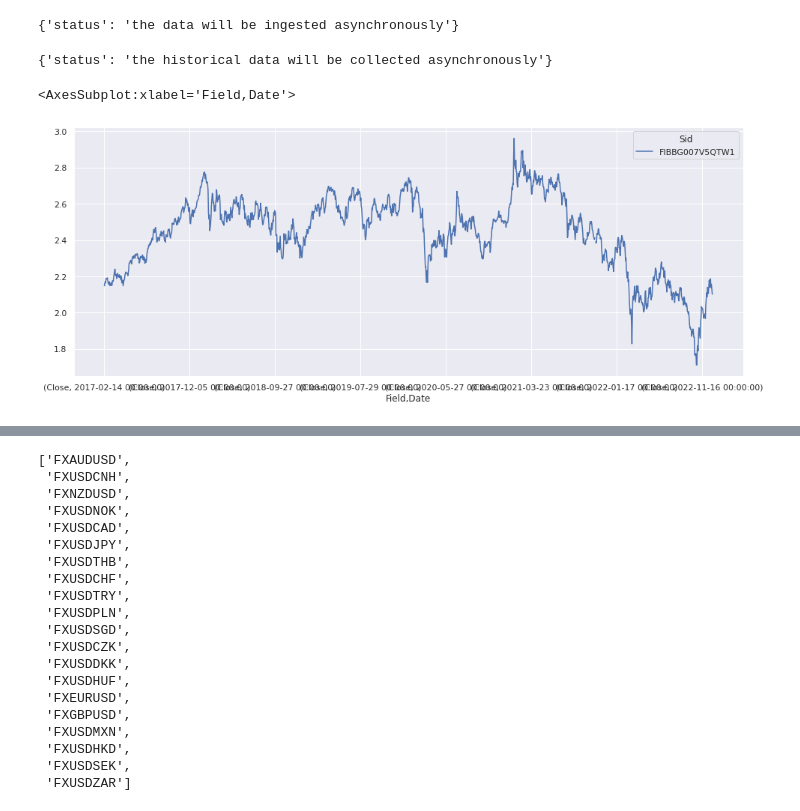
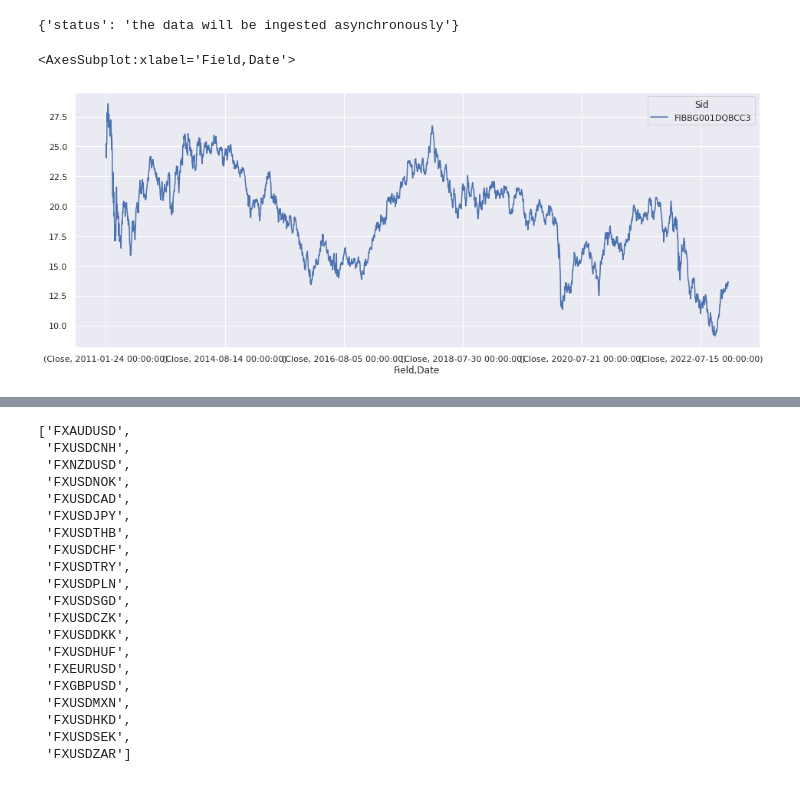
Before and after one commit to sculd/quantrocket_trading_currency_flow, a Jupyter notebook: sid_selection.ipynb, the cells around one changed output, grey strips where cells are left out. Drawn from its saved outputs; the diff is of its cells as text; code cells hidden in the pictures.

```diff
--- a/sid_selection.ipynb
+++ b/sid_selection.ipynb
@@ -284,15 +277,11 @@ name_to_currency_sids = {
 
 sids_index = list(map(lambda p: p[0], name_to_index_sid_databases.values()))
 sids_currency = list(map(lambda sid: sid.replace(".", ""), name_to_currency_sids.values()))
-# %%
-collect_history("nyse-1d")
-# %% [output]
-{'status': 'the historical data will be collected asynchronously'}
-# %%
-get_prices("china-1d", sids=["FIBBG007V5QTW1"], fields="Close", data_frequency="d").plot()
-# %% [output]
-<AxesSubplot:xlabel='Field,Date'>
-[figure, removed]
+# %%
+get_prices("global-1d", sids=["FIBBG001DQBCC3"], fields="Close", data_frequency="d").plot()
+# %% [output]
+<AxesSubplot:xlabel='Field,Date'>
+[figure, added]
 # %%
 df_china = get_securities(exchanges=["XSHG"])
 df_norway = get_securities(exchanges=["NOTC"])
```
Also changed, not shown: parts of 13 cells of this notebook, 2 other files.
